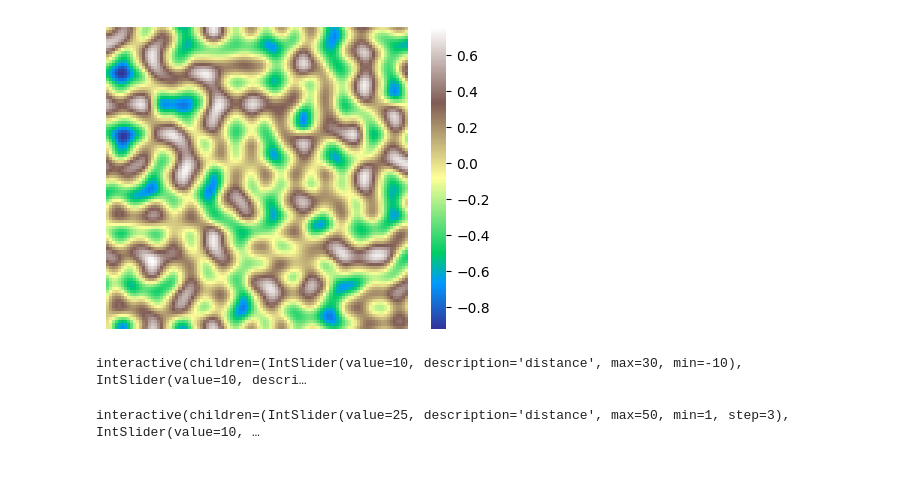
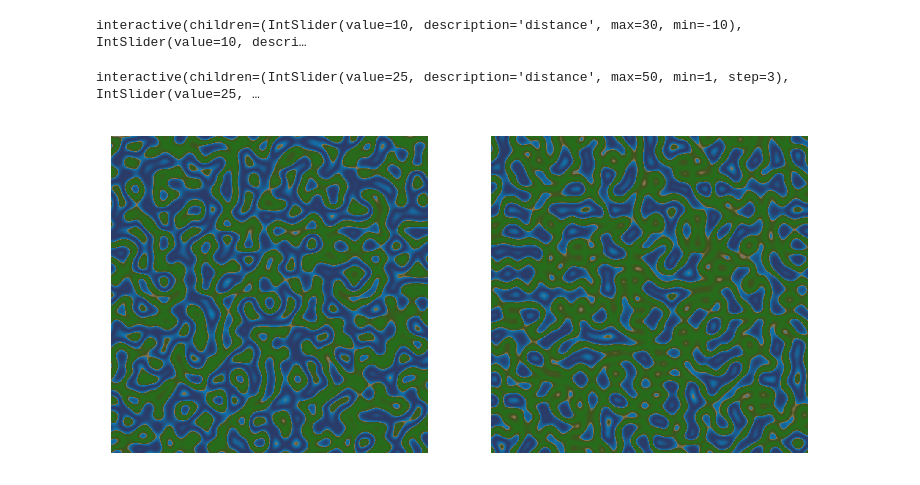
Before and after one commit to Lerqiu/AI4Games-project, a Jupyter notebook: notebook.ipynb, the cells around one changed output. Cells and saved outputs as stored; diff of their text form; code cells hidden in the pictures.

```diff
--- a/notebook.ipynb
+++ b/notebook.ipynb
@@ -55,21 +17,14 @@ Heatmap(perlin(5, 20), perlin(10, 20), perlin(15, 20), scale = 1.0, cmap=ListedC
-# %%
-# kolorowanko
-# https://matplotlib.org/stable/tutorials/colors/colormapnorms.html#twoslopenorm-different-mapping-on-either-side-of-a-center
-import matplotlib.colors as colors
-
-colors_undersea = plt.cm.terrain(np.linspace(0, 0.05, 256))
-colors_land = plt.cm.terrain(np.linspace(0.25, 1, 256))
-all_colors = np.vstack((colors_undersea, colors_land))
-terrain = colors.LinearSegmentedColormap.from_list('terrain', all_colors)
-
-Heatmap(perlin(10, 10), cmap='terrain', cbar=True)
-# %% [output]
-[figure, removed]
 # %%
+# Simplest noise rendering
 Noise(perlin, distance = 10, resolution = 10)
 
-# restricted (start, end, step):
-Noise(perlin, distance = (1, 50, 3), resolution = (1, 20, 1))
+# Restricted (start, end, step) and cbar is passed to heatmap:
+Noise(perlin, distance = (1, 50, 3), resolution = (1, 50, 1), cbar = True)
 # %% [output]
 interactive(children=(IntSlider(value=10, description='distance', max=30, min=-10), IntSlider(value=10, descri…
-interactive(children=(IntSlider(value=25, description='distance', max=50, min=1, step=3), IntSlider(value=10, …
+interactive(children=(IntSlider(value=25, description='distance', max=50, min=1, step=3), IntSlider(value=25, …
+# %%
+# Voodoo
+Heatmap(np.sin(perlin(15, 50) * 2*np.pi), np.cos(perlin(15, 50) * 2*np.pi), scale = 1.5)
+# %% [output]
+[figure, added]
```
Also changed, not shown: parts of 4 cells of this notebook, 3 other files.
